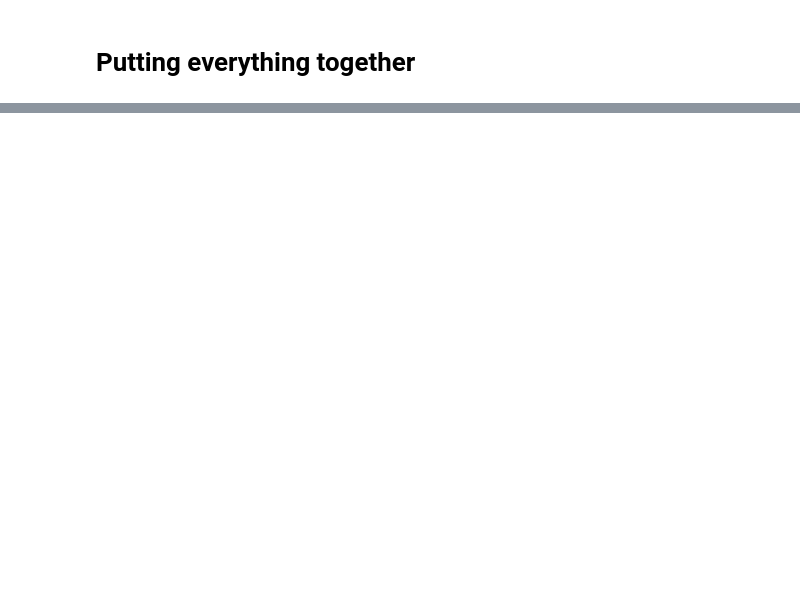
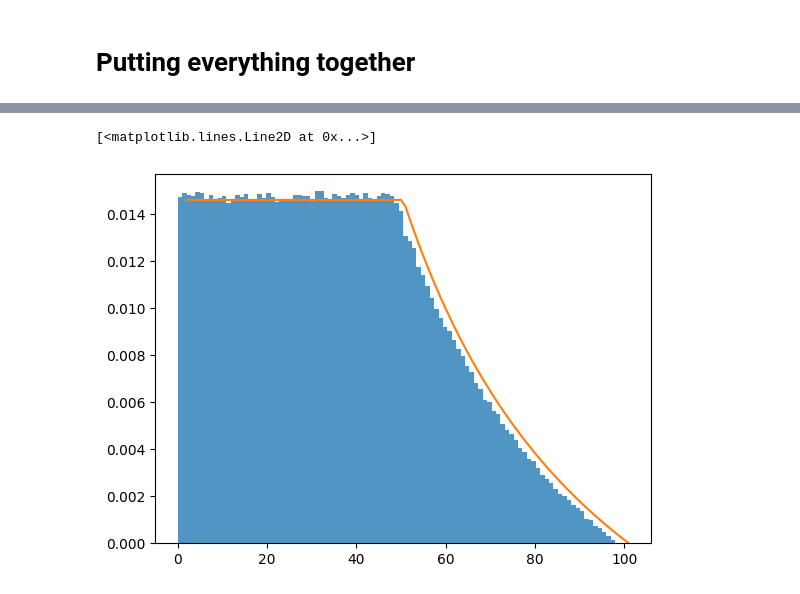
Before and after one commit to ricsi98/utvalasztas_verseny, a Jupyter notebook: sampling.ipynb, the cells around one changed output, grey strips where cells are left out. Saved outputs shown, nothing was run; the diff lists cells and outputs as text; code cells hidden in the pictures; blank space fills up the shorter version.

```diff
--- a/sampling.ipynb
+++ b/sampling.ipynb
@@ -257,0 +336,11 @@ plt.plot(distances.keys(), [np.log(np.mean(distances[alpha])) for alpha in dista
+# %%
+
+d_ = MultinomialDistanceSampler(50, 1)
+d = DiscreteAliasUrn(d_.probas)
+samples = d.rvs(1000000)
+vals = np.arange(1, 101)
+plt.hist(samples, bins=len(d_.values)-1, density=True, alpha=.78)
+plt.plot(d_.values, d_.probas)
+# %% [output]
+[<matplotlib.lines.Line2D at 0x...>]
+[figure, added]
```
Also changed, not shown: parts of 11 cells of this notebook.
